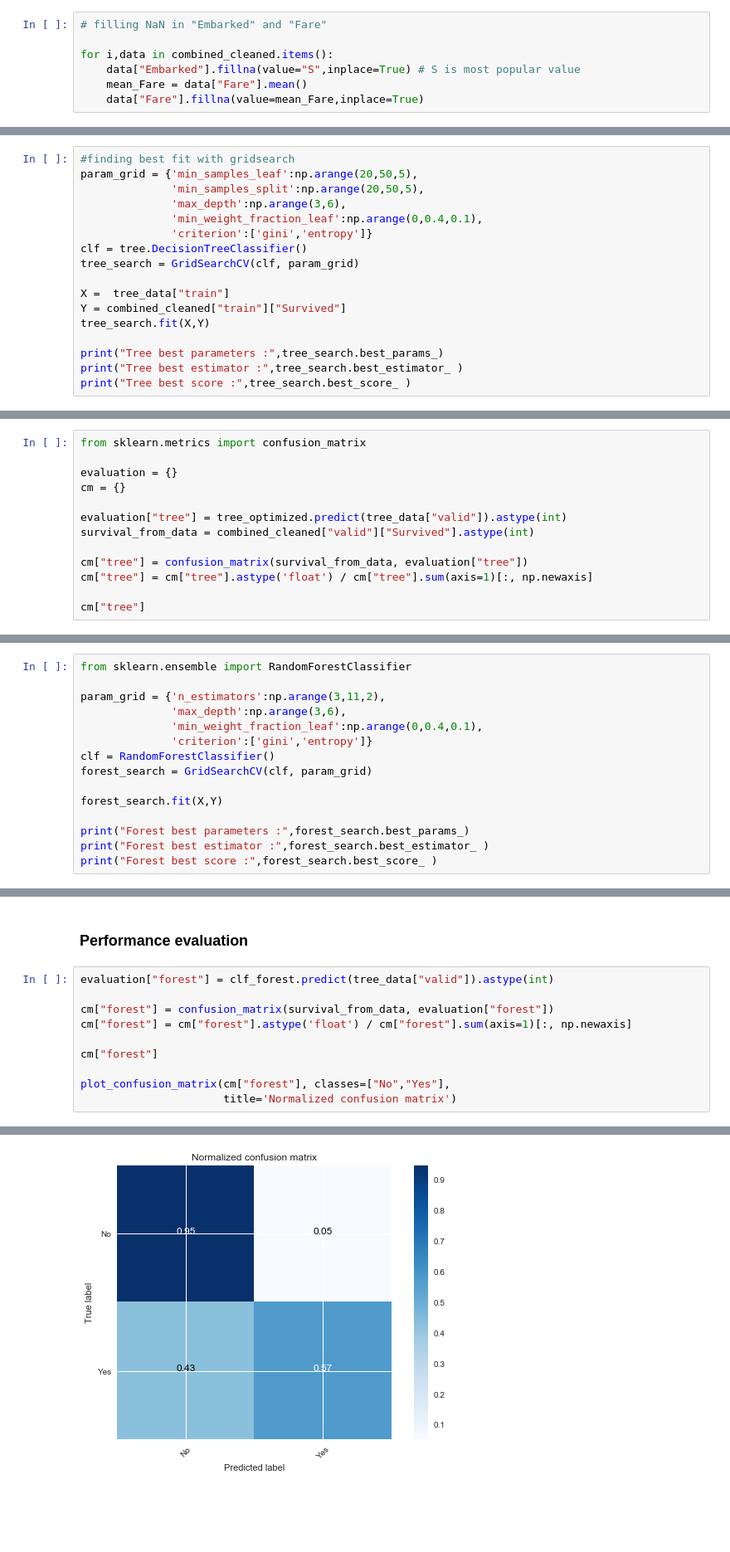
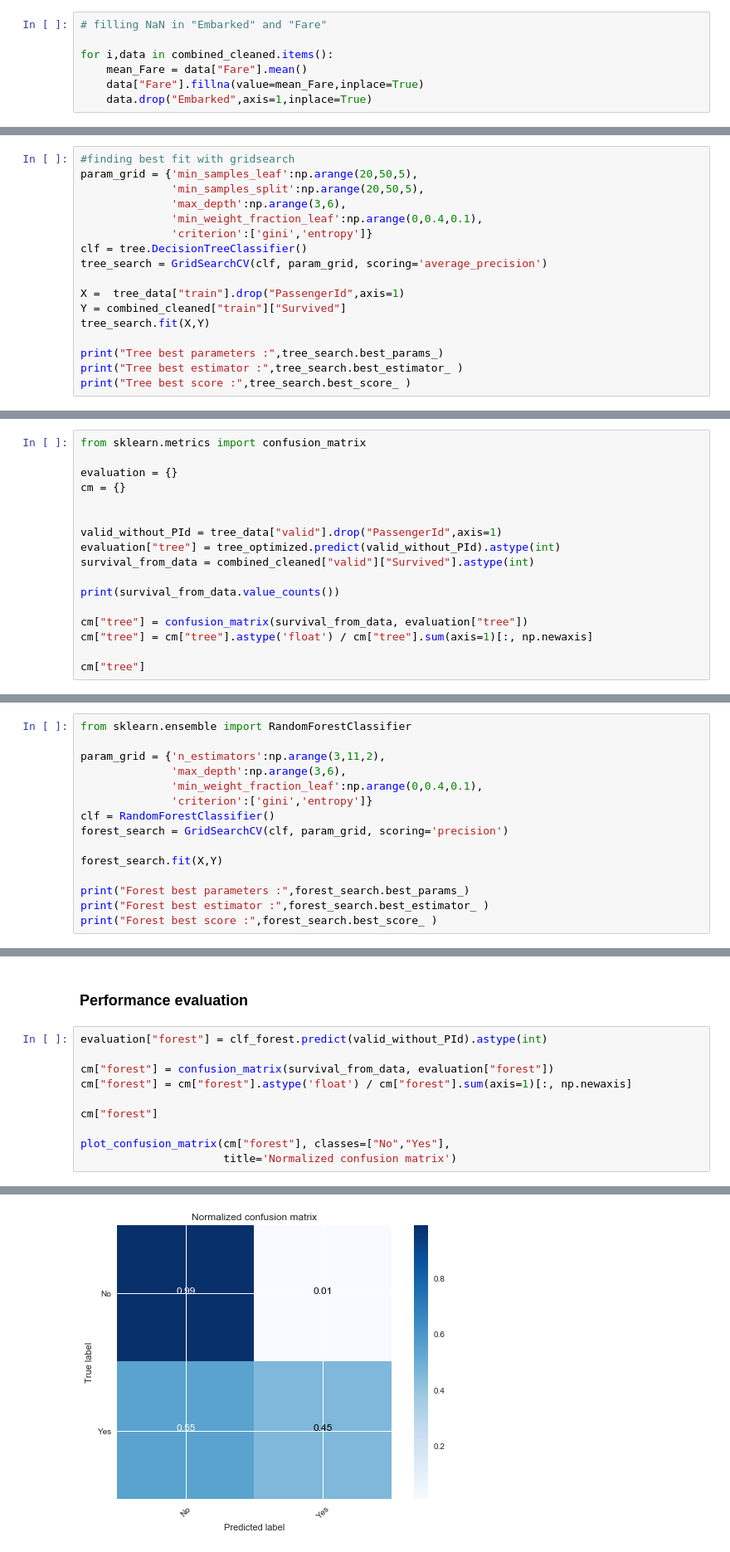
Before and after one commit to mknorps/DataScience-Projects, a Jupyter notebook: Titanic_meets_decision_Trees.ipynb, the cells around one changed output, grey strips where cells are left out. Shown at 83% size. Saved outputs shown, nothing was run; the diff lists cells and outputs as text; blank space fills up the shorter version.

```diff
--- a/Titanic_meets_decision_Trees.ipynb
+++ b/Titanic_meets_decision_Trees.ipynb
@@ -221,9 +221,9 @@ For "Age" column as a first attempt we will use age distribution $F_{Age}$ known
 # filling NaN in "Embarked" and "Fare"
 
 for i,data in combined_cleaned.items():
-    data["Embarked"].fillna(value="S",inplace=True) # S is most popular value
     mean_Fare = data["Fare"].mean()
     data["Fare"].fillna(value=mean_Fare,inplace=True)
+    data.drop("Embarked",axis=1,inplace=True)
 # %%
 # filling NaN in "Age"
 fig, ax = plt.subplots( figsize=(6,4))
@@ -276,9 +276,9 @@ param_grid = {'min_samples_leaf':np.arange(20,50,5),
               'min_weight_fraction_leaf':np.arange(0,0.4,0.1),
               'criterion':['gini','entropy']}
 clf = tree.DecisionTreeClassifier()
-tree_search = GridSearchCV(clf, param_grid)
+tree_search = GridSearchCV(clf, param_grid, scoring='average_precision')
 
-X =  tree_data["train"]
+X =  tree_data["train"].drop("PassengerId",axis=1)
 Y = combined_cleaned["train"]["Survived"]
 tree_search.fit(X,Y)
 
@@ -336,8 +338,12 @@ from sklearn.metrics import confusion_matrix
 evaluation = {}
 cm = {}
 
-evaluation["tree"] = tree_optimized.predict(tree_data["valid"]).astype(int)
+
+valid_without_PId = tree_data["valid"].drop("PassengerId",axis=1)
+evaluation["tree"] = tree_optimized.predict(valid_without_PId).astype(int)
 survival_from_data = combined_cleaned["valid"]["Survived"].astype(int)
+
+print(survival_from_data.value_counts())
 
 cm["tree"] = confusion_matrix(survival_from_data, evaluation["tree"])
 cm["tree"] = cm["tree"].astype('float') / cm["tree"].sum(axis=1)[:, np.newaxis]
@@ -393,7 +402,7 @@ param_grid = {'n_estimators':np.arange(3,11,2),
               'min_weight_fraction_leaf':np.arange(0,0.4,0.1),
               'criterion':['gini','entropy']}
 clf = RandomForestClassifier()
-forest_search = GridSearchCV(clf, param_grid)
+forest_search = GridSearchCV(clf, param_grid, scoring='precision')
 
 forest_search.fit(X,Y)
 
@@ -429,7 +440,7 @@ prediction_forest.to_csv("Titanic_tree_prediction_forest.csv",index=False)
 # %% [markdown]
 ### Performance evaluation
 # %%
-evaluation["forest"] = clf_forest.predict(tree_data["valid"]).astype(int)
+evaluation["forest"] = clf_forest.predict(valid_without_PId).astype(int)
 
 cm["forest"] = confusion_matrix(survival_from_data, evaluation["forest"])
 cm["forest"] = cm["forest"].astype('float') / cm["forest"].sum(axis=1)[:, np.newaxis]
@@ -444,2 +455,2 @@ plot_confusion_matrix(cm["forest"], classes=["No","Yes"],
-[figure, old version]
+[figure, new version]
 # %% [markdown]
```
Also changed, not shown: parts of 25 cells of this notebook.
